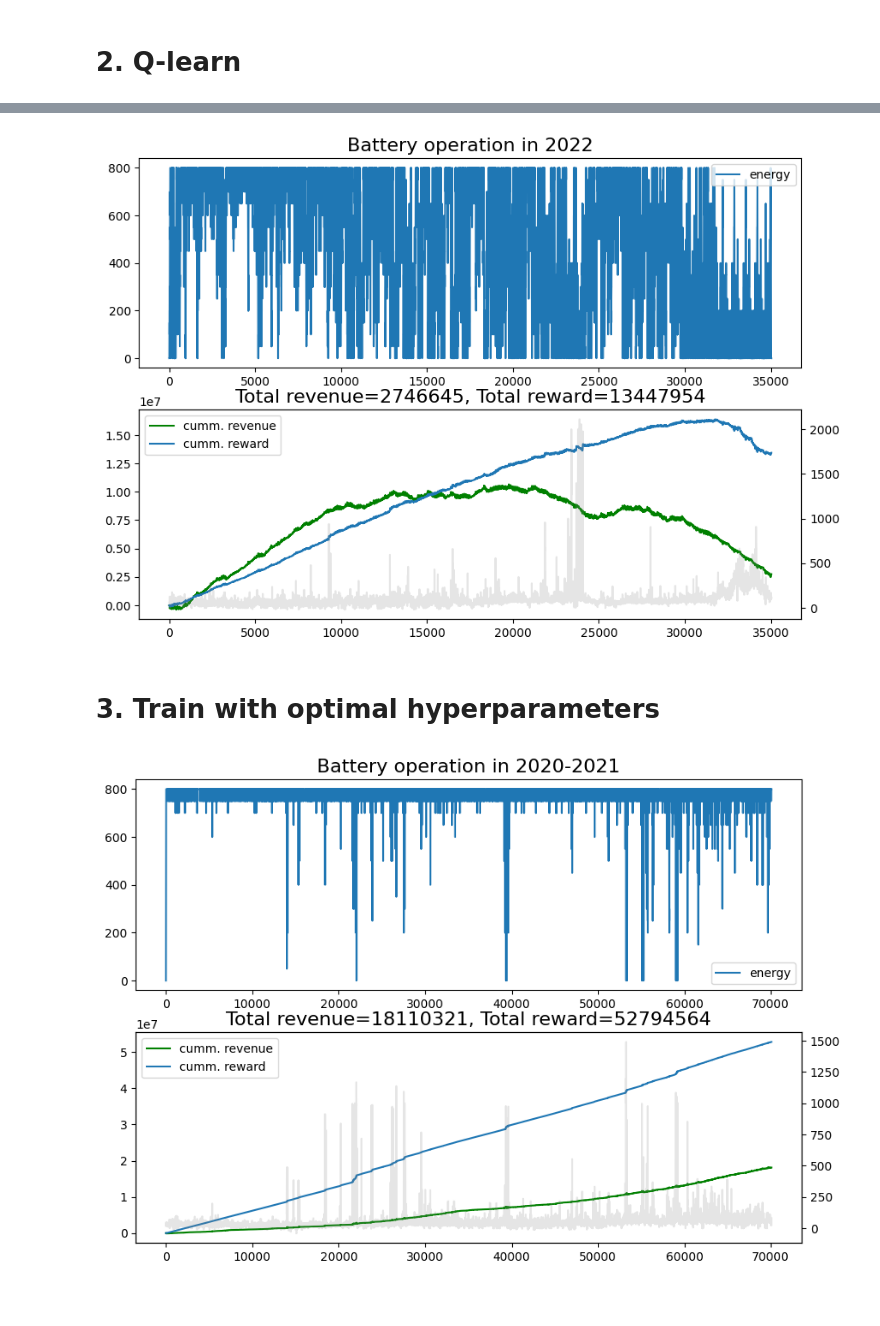
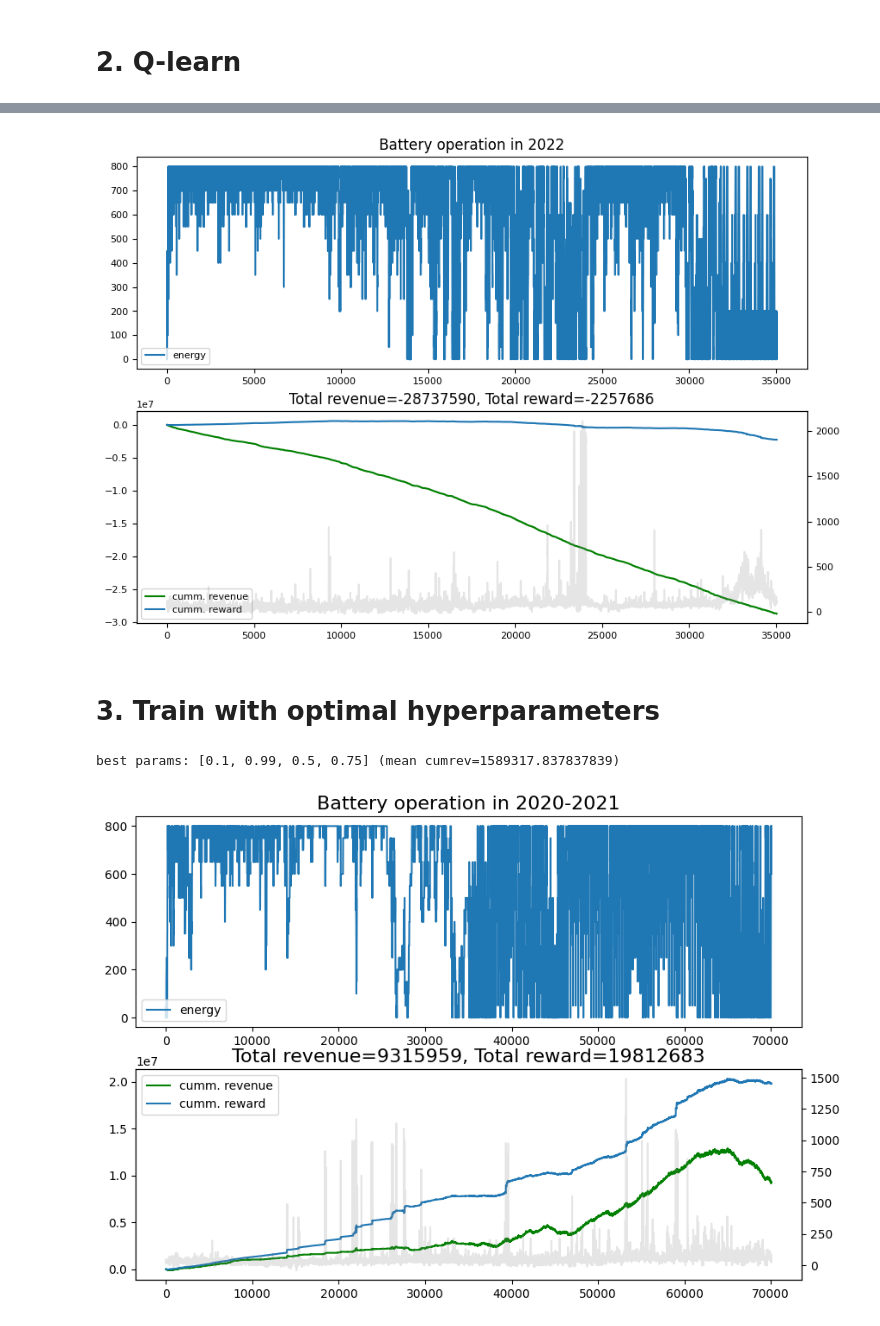
Before and after one commit to etrieschman/battery-charger, a Jupyter notebook: src/select_modelfree_approach.ipynb, the cells around one changed output, grey strips where cells are left out. Cells and saved outputs as stored; diff of their text form; code cells hidden in the pictures; blank space fills up the shorter version.

```diff
--- a/src/select_modelfree_approach.ipynb
+++ b/src/select_modelfree_approach.ipynb
@@ -45,8 +45,8 @@ group_cols = ['year']
 # %%
 # set hypterparameters
-hp_Q = {'pct_c':0.5, 'alpha':0.3, 'gamma':0.95,
-        'eps': 0.99, 'eps_dec': 0.01, 'm':100}
-hp_R = {'alpha':0.5, 'pct_rev':0.5, 'pct_ma':0.5}
+hp_Q = {'pct_c':0.5, 'alpha':0.1, 'gamma':0.95,
+        'eps': 0.99, 'eps_dec': 0.1, 'm':100}
+hp_R = {'alpha':0.5, 'pct_rev':0.25, 'pct_ma':0.75}
 # %%
 # set battery params
 b_params = {'dur':4, 'capacity':200}
@@ -80,9 +80,9 @@ plot_Qval(ace, revrew, y_tt, b_params)
 # %%
-states = s_e, s_hv, s_dowv, s_rtv
+states = s_e, s_tv, s_hv, s_dowv, s_rtv
 ace, revrew = validate_Q(Q, states, y_val, b_params, hp_R, True)
-plot_Qval(ace, revrew, y_val, b_params)
+plot_Qval(ace, revrew, y_val, b_params, yr=yr_val)
 # %% [output]
-[figure, old version]
+[figure, new version]
 # %% [markdown]
 # 3. Train with optimal hyperparameters
 # %%
@@ -120,9 +90,47 @@ Q, Q_log, eps_log = train_Q(states, y_tt, b_params, hp_Q, hp_R, 25, 300, True)
+# %%
+# set battery params
+b_params = {'dur':dur, 'capacity':200}
+b_params['efficiency'] = get_efficiency(b_params['dur'])
+
+# take out holdout data
+X_tt, y_tt, g_tt, X_val, y_val = train_test_split(df, X_cols, y_col, group_cols, yr_val=2022)
+
+# discretize space
+s_e, s_t, s_h, s_dow, (s_rt, rt_q) = get_discrete_states(X_tt, y_tt, b_params, None, hp_Q['m'])
+s_ev, s_tv, s_hv, s_dowv, (s_rtv, __) = get_discrete_states(X_val, y_val, b_params, rt_q, hp_Q['m'])
+
+# get best hyperparameters
+summ = pd.read_csv(f'{PATH_RESULTS}gsQ_summ_N{NODES[node_idx].lower()}_D{b_params["dur"]}.csv')
+summmean = summ.groupby(['alpha', 'epsilon', 'pct_rev', 'pct_ma']).mean().reset_index()
+
+# store best
+# summmean['abs_rev_m_rew'] = np.abs(summmean.cumrev - summmean.cumrew)
+# closest revenue performance to reward, conditional on being in 75th pctl. revenue
+# opt_idx = summmean.loc[summmean.cumrev >= summmean.cumrev.quantile(0.9)].abs_rev_m_rew.argmin()
+opt_idx = summmean.cumrev.argmin()
+hp_optimal = summmean.iloc[opt_idx].values[:4]
+
+hp_optimal = [0.1, 0.99, 0.5, 0.75]
+print('best params:', hp_optimal, f'(mean cumrev={summmean.cumrev.max()})')
+
+# update parameters
+hp_Q['alpha'] = hp_optimal[0]
+hp_Q['eps'] = hp_optimal[1]
+hp_R['pct_rev'] = hp_optimal[2]
+hp_R['pct_ma'] = hp_optimal[3]
+# %% [output]
+best params: [0.1, 0.99, 0.5, 0.75] (mean cumrev=1589317.837837839)
+# %%
+# train Q on whole training dataset
+t = int(len(s_t)/2)
+states = s_e, s_t[t:], s_h[t:], s_dow[t:], s_rt[t:]
+Q, Q_log, eps_log = train_Q(states, y_tt[t:], b_params, hp_Q, hp_R, verbose=True)
 # %%
 # validate on training data
-states = s_e, s_h, s_dow, s_rt
+states = s_e, s_t, s_h, s_dow, s_rt
 ace, revrew = validate_Q(Q, states, y_tt, b_params, hp_R, True)
 plot_Qval(ace, revrew, y_tt, b_params, '2020-2021')
 # %% [output]
-[figure, old version]
+[figure, new version]
 # %%
 # validate on validation data
```
Also changed, not shown: parts of 10 cells of this notebook, 12 other files.
